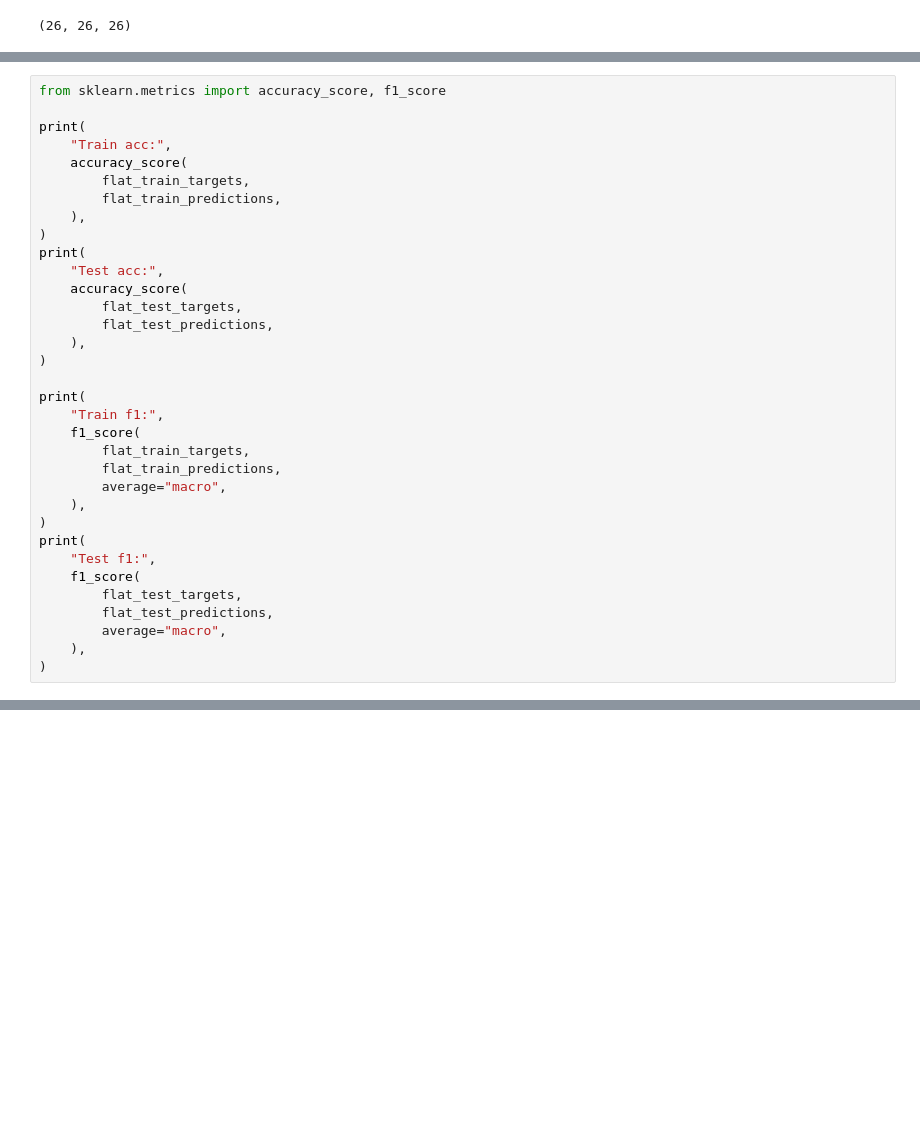
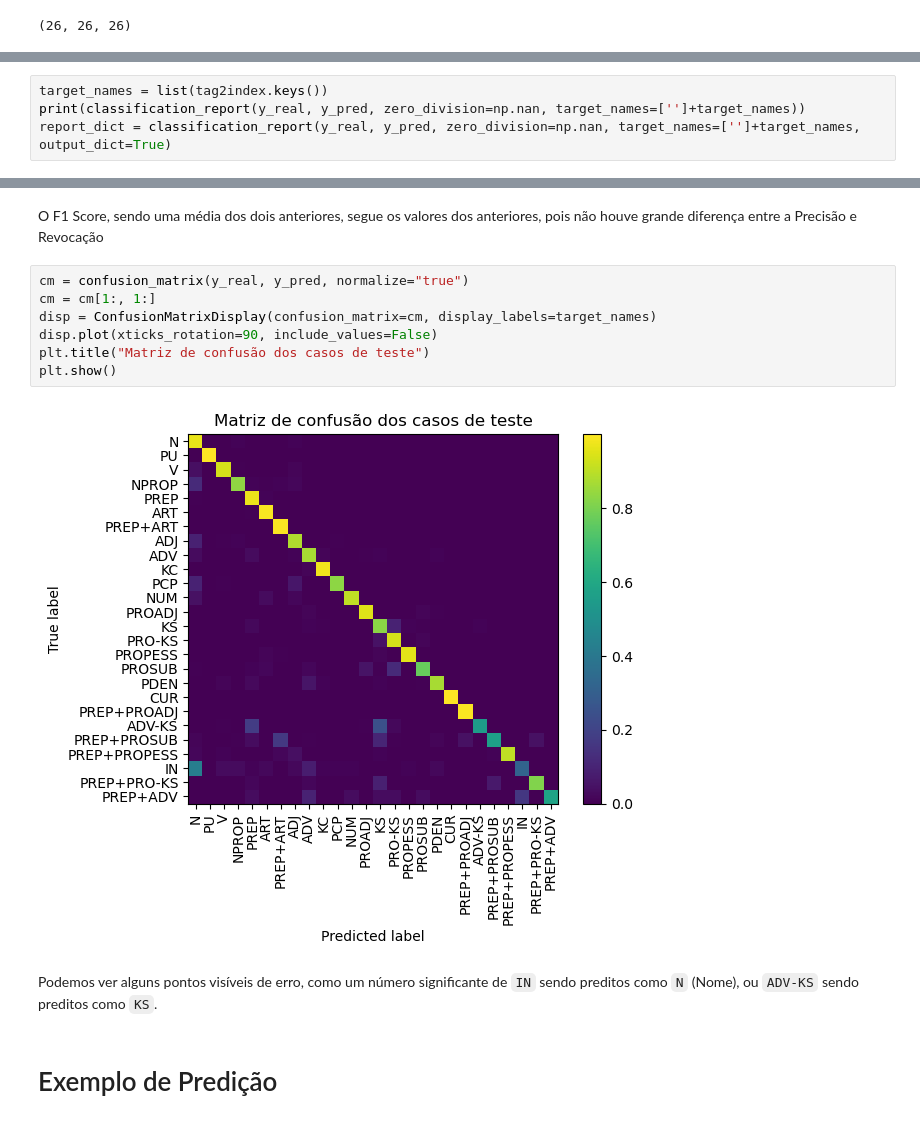
Before and after one commit to vasilva/NLP_POST, a Jupyter notebook: preprocessing.ipynb, the cells around one changed output, grey strips where cells are left out. Cells and saved outputs as stored; diff of their text form; blank space fills up the shorter version.

```diff
--- a/preprocessing.ipynb
+++ b/preprocessing.ipynb
@@ -306,35 +392,5 @@ flat_test_targets = flatten(y_test_int_unpadded)
 # %%
-from sklearn.metrics import accuracy_score, f1_score
-
-print(
-    "Train acc:",
-    accuracy_score(
-        flat_train_targets,
-        flat_train_predictions,
-    ),
-)
-print(
-    "Test acc:",
-    accuracy_score(
-        flat_test_targets,
-        flat_test_predictions,
-    ),
-)
-
-print(
-    "Train f1:",
-    f1_score(
-        flat_train_targets,
-        flat_train_predictions,
-        average="macro",
-    ),
-)
-print(
-    "Test f1:",
-    f1_score(
-        flat_test_targets,
-        flat_test_predictions,
-        average="macro",
-    ),
-)
+target_names = list(tag2index.keys())
+print(classification_report(y_real, y_pred, zero_division=np.nan, target_names=['']+target_names))
+report_dict = classification_report(y_real, y_pred, zero_division=np.nan, target_names=['']+target_names, output_dict=True)
 # %% [output]
@@ -345,3 +475,18 @@ Test f1: 0.7548510612922891
+# %% [markdown]
+O F1 Score, sendo uma média dos dois anteriores, segue os valores dos anteriores, pois não houve grande diferença entre a Precisão e Revocação
+# %%
+cm = confusion_matrix(y_real, y_pred, normalize="true")
+cm = cm[1:, 1:]
+disp = ConfusionMatrixDisplay(confusion_matrix=cm, display_labels=target_names)
+disp.plot(xticks_rotation=90, include_values=False)
+plt.title("Matriz de confusão dos casos de teste")
+plt.show()
+# %% [output]
+[figure, added]
+# %% [markdown]
+Podemos ver alguns pontos visíveis de erro, como um número significante de `IN` sendo preditos como `N` (Nome), ou `ADV-KS` sendo preditos como `KS`.
+# %% [markdown]
+# Exemplo de Predição
 # %%
 test_text = [
     "É deitado em uma bela rede que Dorival Caymmi surge como cover boy o novo comercial do Itaú .",
```
Also changed, not shown: parts of 50 cells of this notebook, 2 other files.
